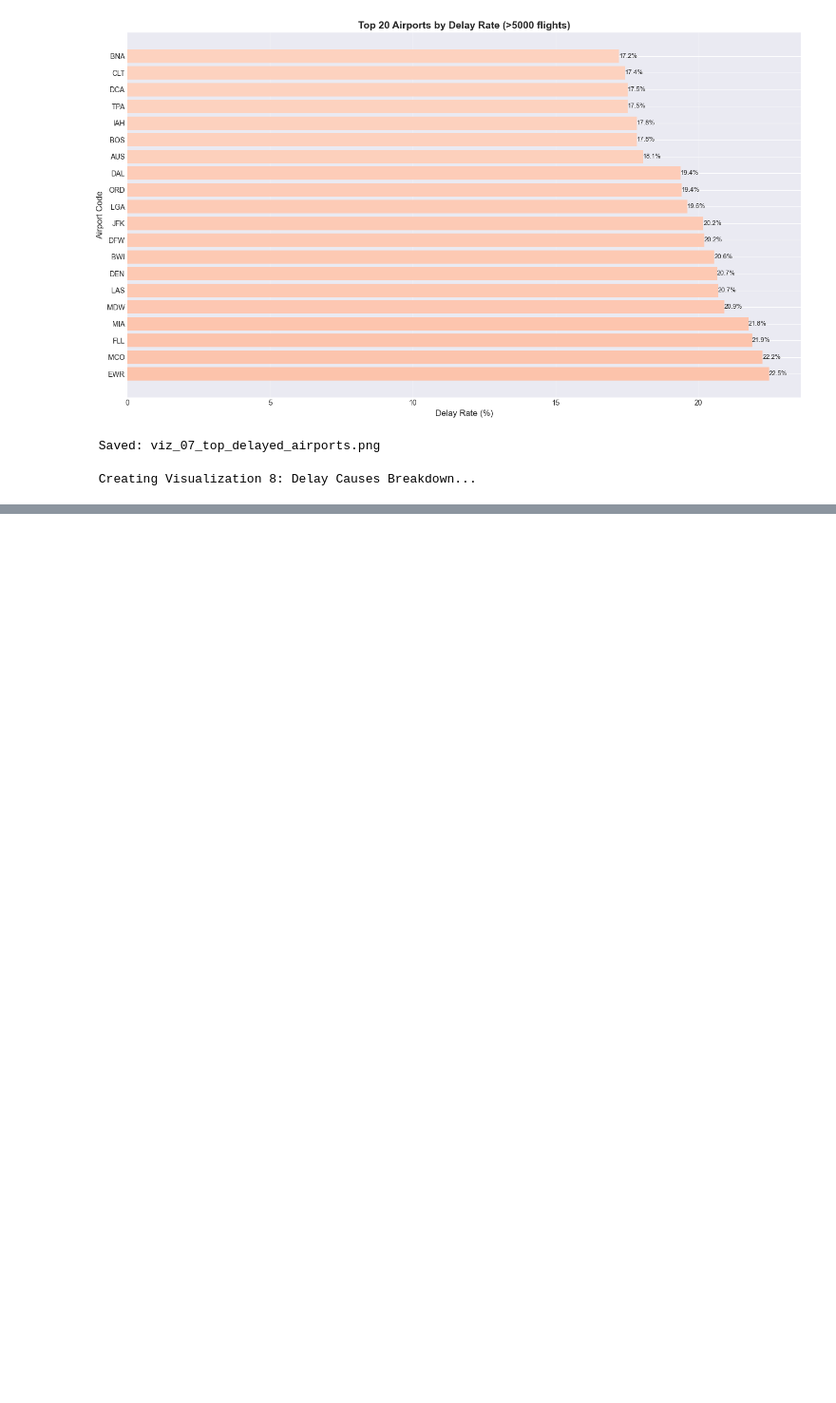
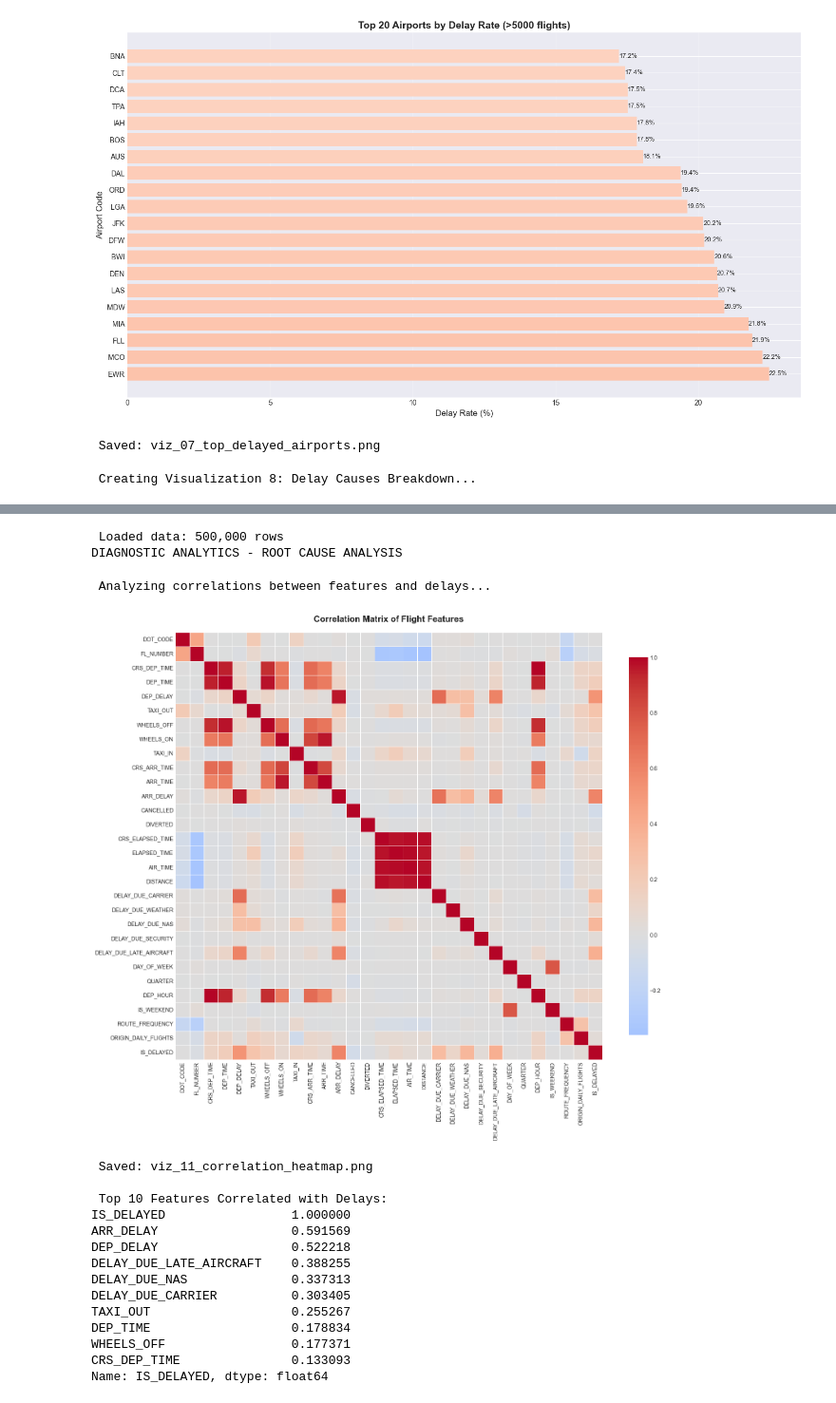
Before and after one commit to KL193/data-analysis-project-flight-delay, a Jupyter notebook: Untitled-1.ipynb, the cells around one changed output, grey strips where cells are left out. Shown at 95% size. Drawn from its saved outputs; the diff is of its cells as text; code cells hidden in the pictures; blank space fills up the shorter version.

```diff
--- a/Untitled-1.ipynb
+++ b/Untitled-1.ipynb
@@ -851,0 +967,64 @@ if existing_delay_cols:
+# %%
+import pandas as pd
+import numpy as np
+import matplotlib.pyplot as plt
+import seaborn as sns
+import plotly.express as px
+import plotly.graph_objects as go
+from scipy import stats
+from scipy.stats import chi2_contingency
+
+# Load processed data
+df = pd.read_csv('data/flights_cleaned.csv')
+print(f" Loaded data: {df.shape[0]:,} rows")
+
+
+print("DIAGNOSTIC ANALYTICS - ROOT CAUSE ANALYSIS")
+# %% [output]
+ Loaded data: 500,000 rows
+DIAGNOSTIC ANALYTICS - ROOT CAUSE ANALYSIS
+# %%
+print("\n Analyzing correlations between features and delays...")
+
+# Select numerical columns for correlation
+numerical_cols = df.select_dtypes(include=[np.number]).columns.tolist()
+
+# Remove ID columns and target variable
+exclude_cols = ['Unnamed: 0', 'YEAR', 'MONTH', 'DAY']
+numerical_cols = [col for col in numerical_cols if col not in exclude_cols]
+
+# Calculate correlation matrix
+correlation_matrix = df[numerical_cols].corr()
+
+# Visualization 11: Correlation Heatmap
+plt.figure(figsize=(16, 14))
+sns.heatmap(correlation_matrix, annot=False, cmap='coolwarm', center=0,
+            square=True, linewidths=0.5, cbar_kws={"shrink": 0.8})
+plt.title('Correlation Matrix of Flight Features', fontsize=16, fontweight='bold', pad=20)
+plt.tight_layout()
+plt.savefig('viz_11_correlation_heatmap.png', dpi=300, bbox_inches='tight')
+plt.show()
+print(" Saved: viz_11_correlation_heatmap.png")
+
+# Find top correlations with delays
+if 'IS_DELAYED' in correlation_matrix.columns:
+    delay_correlations = correlation_matrix['IS_DELAYED'].sort_values(ascending=False)
+    print("\n Top 10 Features Correlated with Delays:")
+    print(delay_correlations.head(10))
+# %% [output]
+ Analyzing correlations between features and delays...
+[figure, added]
+ Saved: viz_11_correlation_heatmap.png
+
+ Top 10 Features Correlated with Delays:
+IS_DELAYED                 1.000000
+ARR_DELAY                  0.591569
+DEP_DELAY                  0.522218
+DELAY_DUE_LATE_AIRCRAFT    0.388255
+DELAY_DUE_NAS              0.337313
+DELAY_DUE_CARRIER          0.303405
+TAXI_OUT                   0.255267
+DEP_TIME                   0.178834
+WHEELS_OFF                 0.177371
+CRS_DEP_TIME               0.133093
+Name: IS_DELAYED, dtype: float64
```
Also changed, not shown: parts of 5 cells of this notebook, 2 other files.
